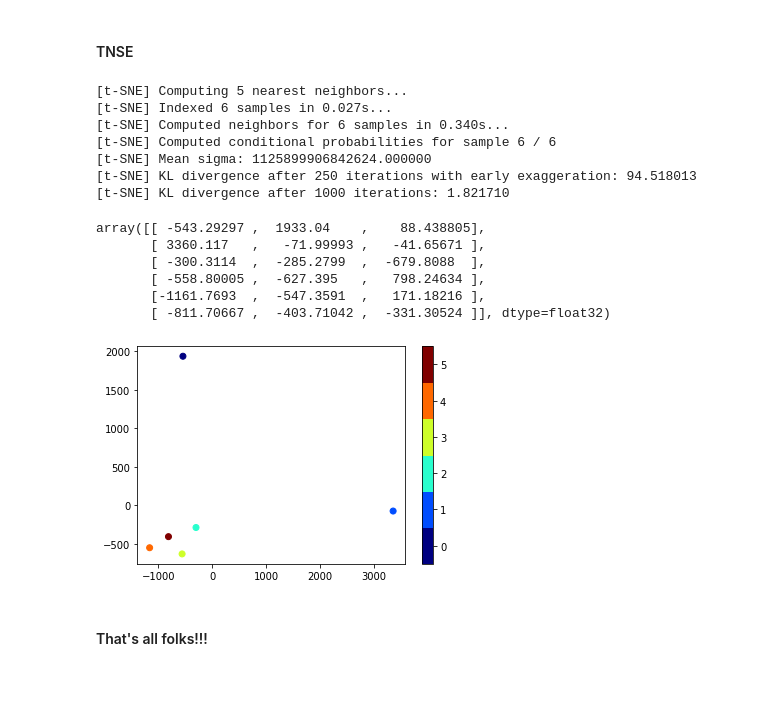
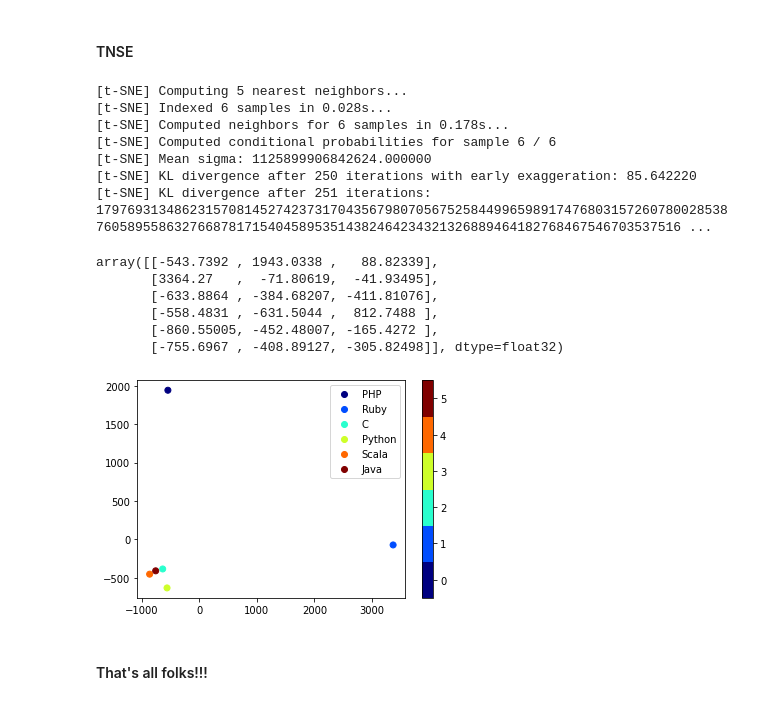
Before and after one commit to gesteves91/software-engineering-ml, a Jupyter notebook: notebooks/09-TNSE.ipynb, the cells around one changed output. Saved outputs shown, nothing was run; the diff lists cells and outputs as text; code cells hidden in the pictures.

Commit message:
add the new java file

```diff
--- a/notebooks/09-TNSE.ipynb
+++ b/notebooks/09-TNSE.ipynb
@@ -18,7 +18,7 @@ php_shap = loadtxt('../data/PHP-shap.csv', delimiter=',')
 ruby_shap = loadtxt('../data/ruby-shap.csv', delimiter=',')
 c_shap = loadtxt('../data/c-shap.csv', delimiter=',')
 py_shap = loadtxt('../data/python-shap.csv', delimiter=',')
-r_shap = loadtxt('../data/r-shap.csv', delimiter=',')
+scala_shap = loadtxt('../data/scala-shap.csv', delimiter=',')
 java_shap = loadtxt('../data/java-shap.csv', delimiter=',')
 # %%
 #php_shap = loadtxt('../data/php-shap-2.csv', delimiter=',')
@@ -38,7 +38,7 @@ x.append(php_shap)
 x.append(ruby_shap)
 x.append(c_shap)
 x.append(py_shap)
-x.append(r_shap)
+x.append(scala_shap)
 x.append(java_shap)
 # %%
 aux.append(0)
@@ -59,40 +59,41 @@ len(x[2])
 tsne = TSNE(n_components=3,
             init='pca',
             verbose=1,
-            perplexity=30,
-            n_iter=1000,
+            perplexity=50,
+            n_iter=250,
             random_state=0)
 # %%
 X_2d = tsne.fit_transform(x)
 # %% [output]
 [t-SNE] Computing 5 nearest neighbors...
-[t-SNE] Indexed 6 samples in 0.027s...
-[t-SNE] Computed neighbors for 6 samples in 0.340s...
+[t-SNE] Indexed 6 samples in 0.028s...
+[t-SNE] Computed neighbors for 6 samples in 0.178s...
 [t-SNE] Computed conditional probabilities for sample 6 / 6
 [t-SNE] Mean sigma: 1125899906842624.000000
-[t-SNE] KL divergence after 250 iterations with early exaggeration: 94.518013
-[t-SNE] KL divergence after 1000 iterations: 1.821710
+[t-SNE] KL divergence after 250 iterations with early exaggeration: 85.642220
+[t-SNE] KL divergence after 251 iterations: 179769313486231570814527423731704356798070567525844996598917476803157260780028538760589558632766878171540458953514382464234321326889464182768467546703537516 ...
 # %%
 X_2d
 # %% [output]
-array([[ -543.29297 ,  1933.04    ,    88.438805],
-       [ 3360.117   ,   -71.99993 ,   -41.65671 ],
-       [ -300.3114  ,  -285.2799  ,  -679.8088  ],
-       [ -558.80005 ,  -627.395   ,   798.24634 ],
-       [-1161.7693  ,  -547.3591  ,   171.18216 ],
-       [ -811.70667 ,  -403.71042 ,  -331.30524 ]], dtype=float32)
+array([[-543.7392 , 1943.0338 ,   88.82339],
+       [3364.27   ,  -71.80619,  -41.93495],
+       [-633.8864 , -384.68207, -411.81076],
+       [-558.4831 , -631.5044 ,  812.7488 ],
+       [-860.55005, -452.48007, -165.4272 ],
+       [-755.6967 , -408.89127, -305.82498]], dtype=float32)
 # %%
 # plot the result
 vis_x = X_2d[:, 0]
 vis_y = X_2d[:, 1]
+classes = ['PHP', 'Ruby', 'C', 'Python', 'Scala', 'Java']
 scatter = plt.scatter(vis_x, vis_y, c=y, cmap=plt.cm.get_cmap("jet", 6))
-#plt.scatter(vis_x, vis_y, c=y, cmap=plt.cm.get_cmap("rainbow", 4))
+#plt.scatter(vis_x, vis_y, c=y, cmap=plt.cm.get_cmap("rainbow", 6))
 plt.colorbar(ticks=range(6))
 plt.clim(-0.5, 5.5)
-classes = ['PHP', 'Ruby', 'C', 'Python', 'R', 'Java']
+plt.legend(handles=scatter.legend_elements()[0], labels=classes)
 plt.savefig('../reports/languages-tnse.png')
 plt.show()
 # %% [output]
-[figure, old version]
+[figure, new version]
 # %% [markdown]
 #### That's all folks!!!
```
Also changed, not shown: 3 other files.
